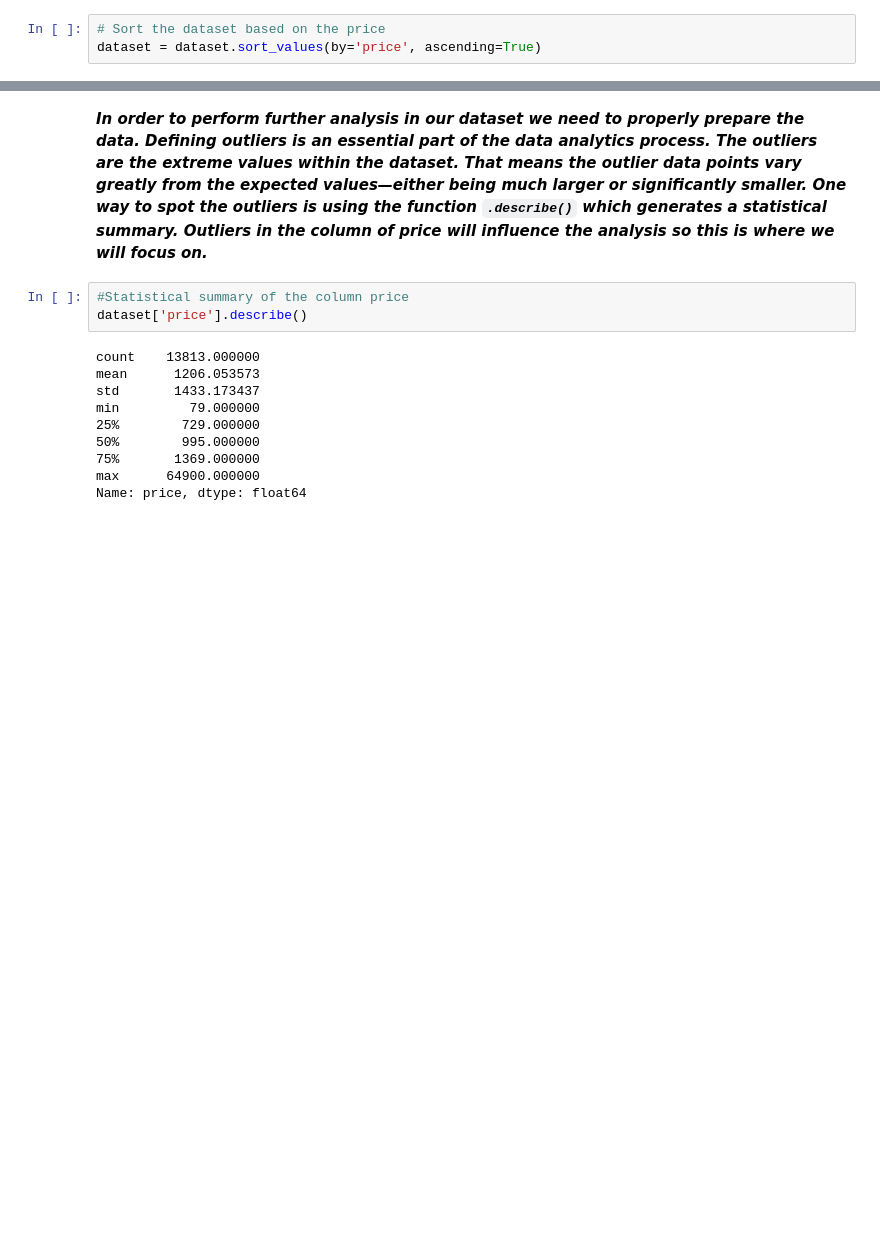
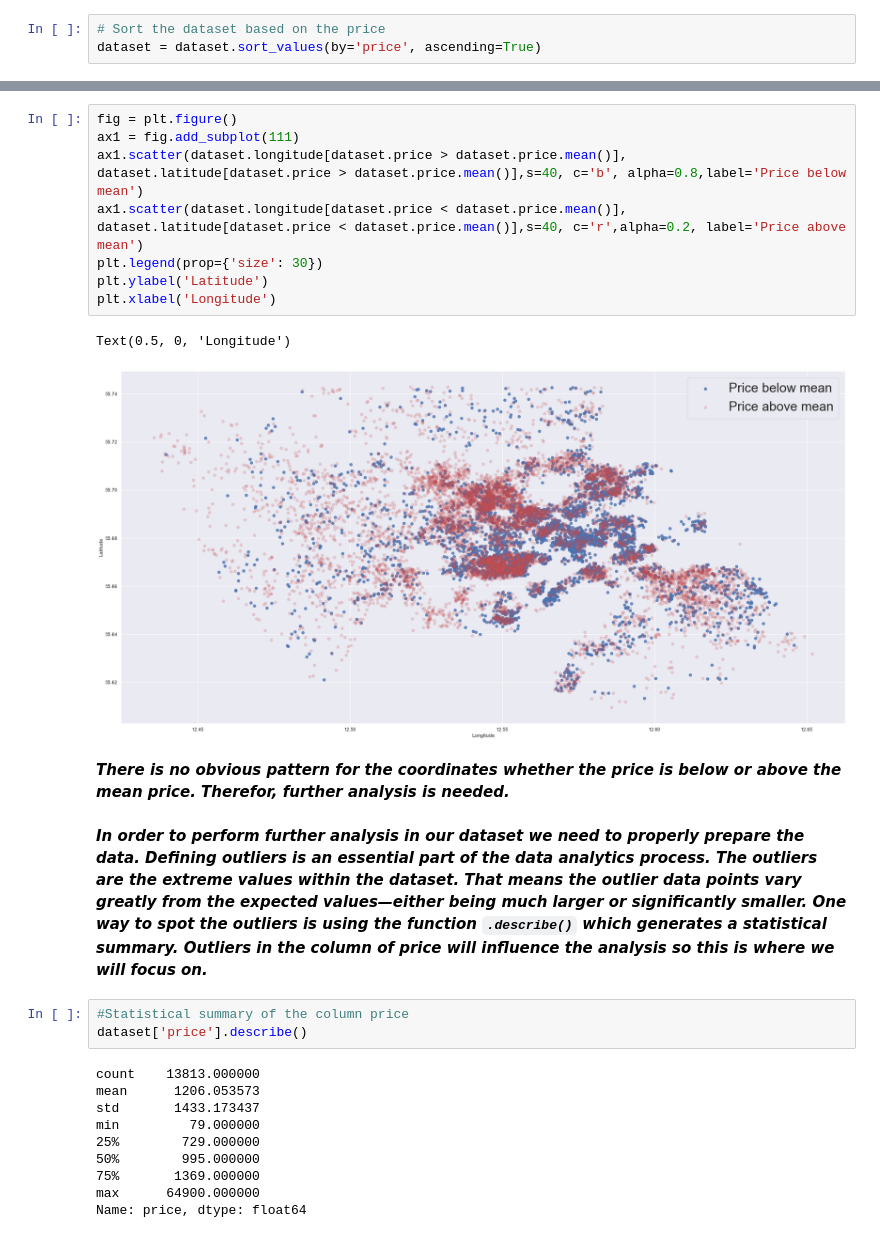
Before and after one commit to Arlinda96/BA-Project, a Jupyter notebook: Airbnb_Project.ipynb, the cells around one changed output, grey strips where cells are left out. Drawn from its saved outputs; the diff is of its cells as text; blank space fills up the shorter version.

```diff
--- a/Airbnb_Project.ipynb
+++ b/Airbnb_Project.ipynb
@@ -223,3 +239,16 @@ dataset.head()
+# %%
+fig = plt.figure()
+ax1 = fig.add_subplot(111)
+ax1.scatter(dataset.longitude[dataset.price > dataset.price.mean()], dataset.latitude[dataset.price > dataset.price.mean()],s=40, c='b', alpha=0.8,label='Price below mean')
+ax1.scatter(dataset.longitude[dataset.price < dataset.price.mean()], dataset.latitude[dataset.price < dataset.price.mean()],s=40, c='r',alpha=0.2, label='Price above mean')
+plt.legend(prop={'size': 30})
+plt.ylabel('Latitude')
+plt.xlabel('Longitude')
+# %% [output]
+Text(0.5, 0, 'Longitude')
+[figure, added]
+# %% [markdown]
+***There is no obvious pattern for the coordinates whether the price is below or above the mean price. Therefor, further analysis is needed.***
 # %% [markdown]
 ***In order to perform further analysis in our dataset we need to properly prepare the data. Defining outliers is an essential part of the data analytics process. The outliers are the extreme values within the dataset. That means the outlier data points vary greatly from the expected values—either being much larger or significantly smaller. One way to spot the outliers is using the function `.describe()` which generates a statistical summary. Outliers in the column of price will influence the analysis so this is where we will focus on.***
 # %%
```
Also changed, not shown: parts of 14 cells of this notebook.
